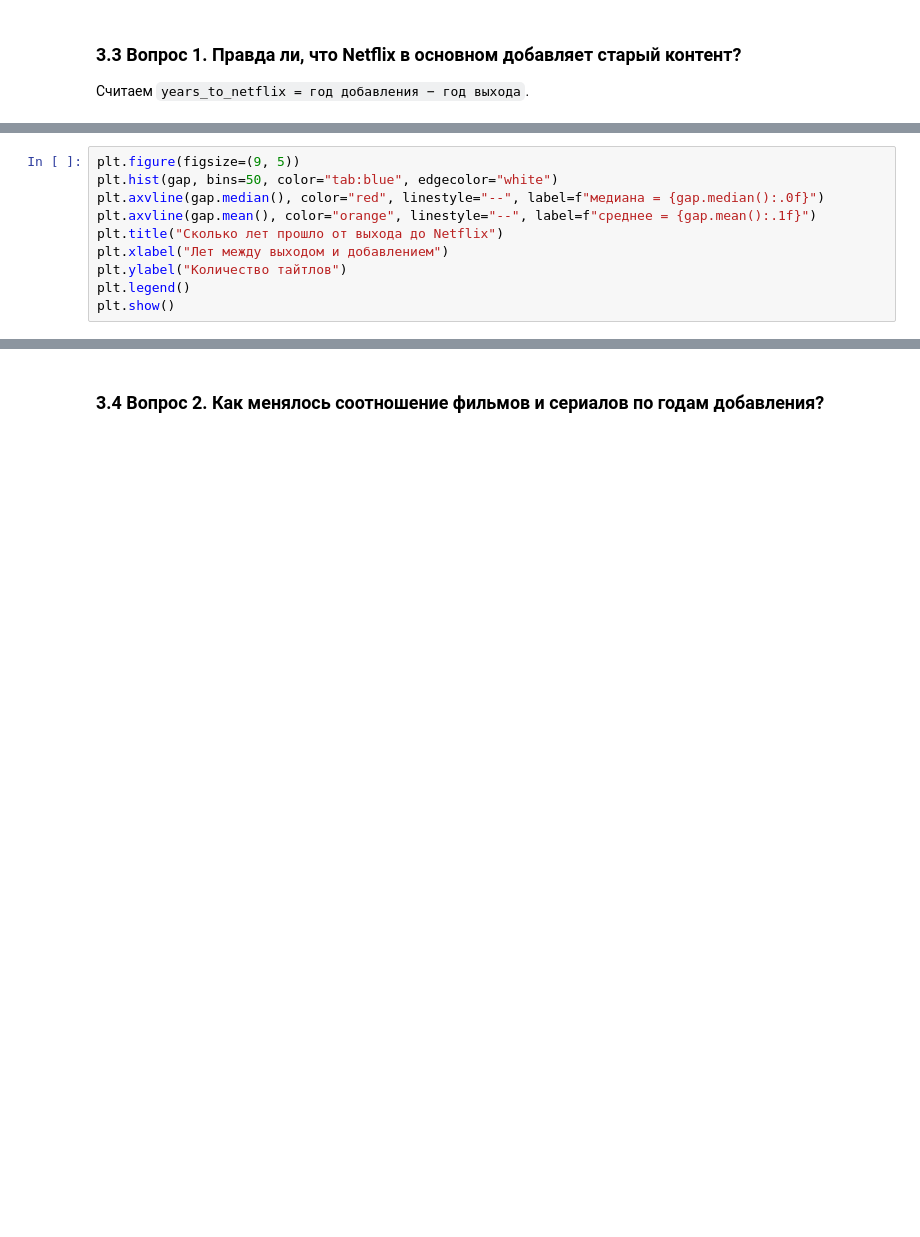
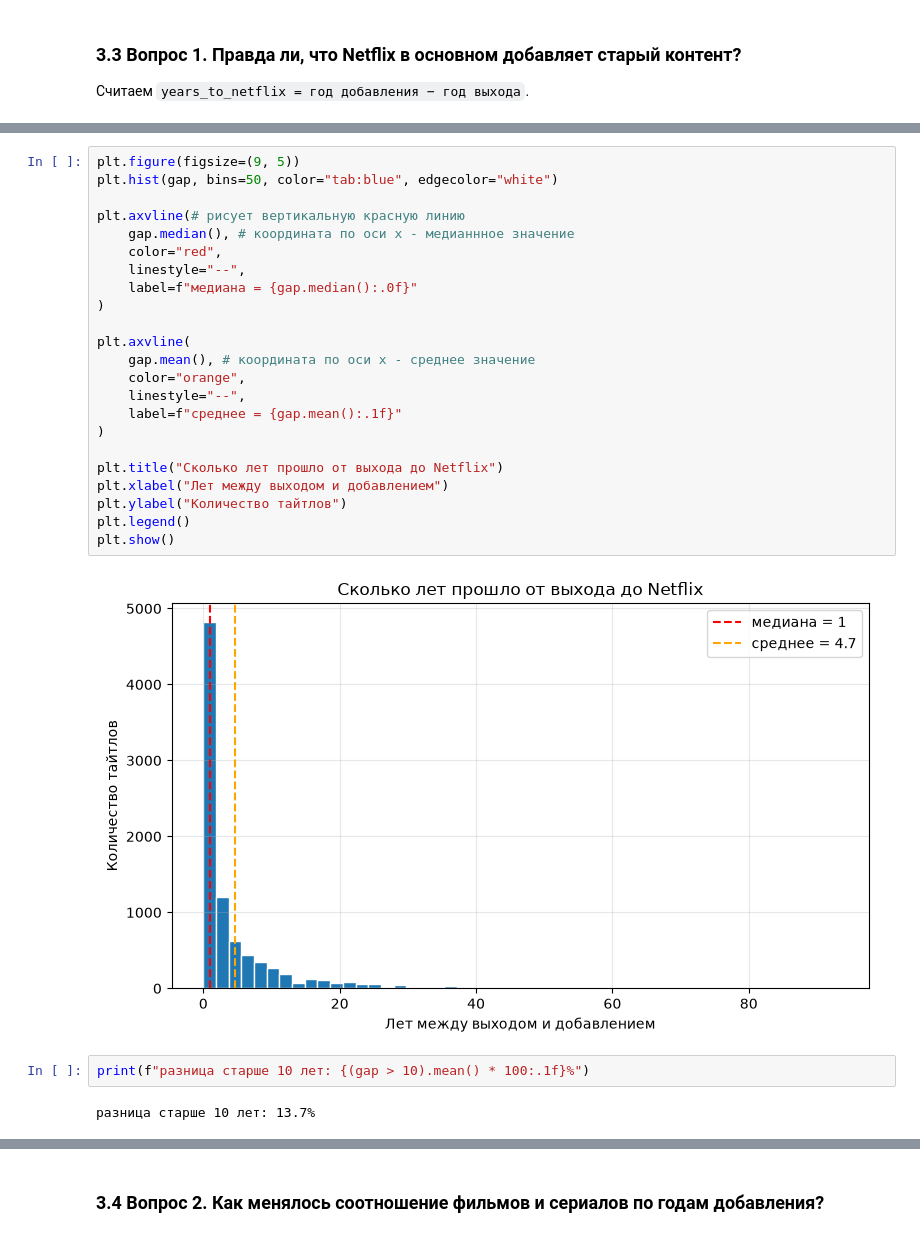
Before and after one commit to KolePulmer/netflix-analysis, a Jupyter notebook: analysis.ipynb, the cells around one changed output, grey strips where cells are left out. Drawn from its saved outputs; the diff is of its cells as text; blank space fills up the shorter version.

```diff
--- a/analysis.ipynb
+++ b/analysis.ipynb
@@ -312,11 +350,30 @@ age_share.to_frame("доля тайтлов, %")
 # %%
 plt.figure(figsize=(9, 5))
 plt.hist(gap, bins=50, color="tab:blue", edgecolor="white")
-plt.axvline(gap.median(), color="red", linestyle="--", label=f"медиана = {gap.median():.0f}")
-plt.axvline(gap.mean(), color="orange", linestyle="--", label=f"среднее = {gap.mean():.1f}")
+
+plt.axvline(# рисует вертикальную красную линию
+    gap.median(), # координата по оси x - медианнное значение
+    color="red",
+    linestyle="--",
+    label=f"медиана = {gap.median():.0f}"
+)
+
+plt.axvline(
+    gap.mean(), # координата по оси x - среднее значение
+    color="orange",
+    linestyle="--",
+    label=f"среднее = {gap.mean():.1f}"
+)
+
 plt.title("Сколько лет прошло от выхода до Netflix")
 plt.xlabel("Лет между выходом и добавлением")
 plt.ylabel("Количество тайтлов")
 plt.legend()
 plt.show()
+# %% [output]
+[figure, added]
+# %%
+print(f"разница старше 10 лет: {(gap > 10).mean() * 100:.1f}%")
+# %% [output]
+разница старше 10 лет: 13.7%
 # %%
```
Also changed, not shown: parts of 28 cells of this notebook.
